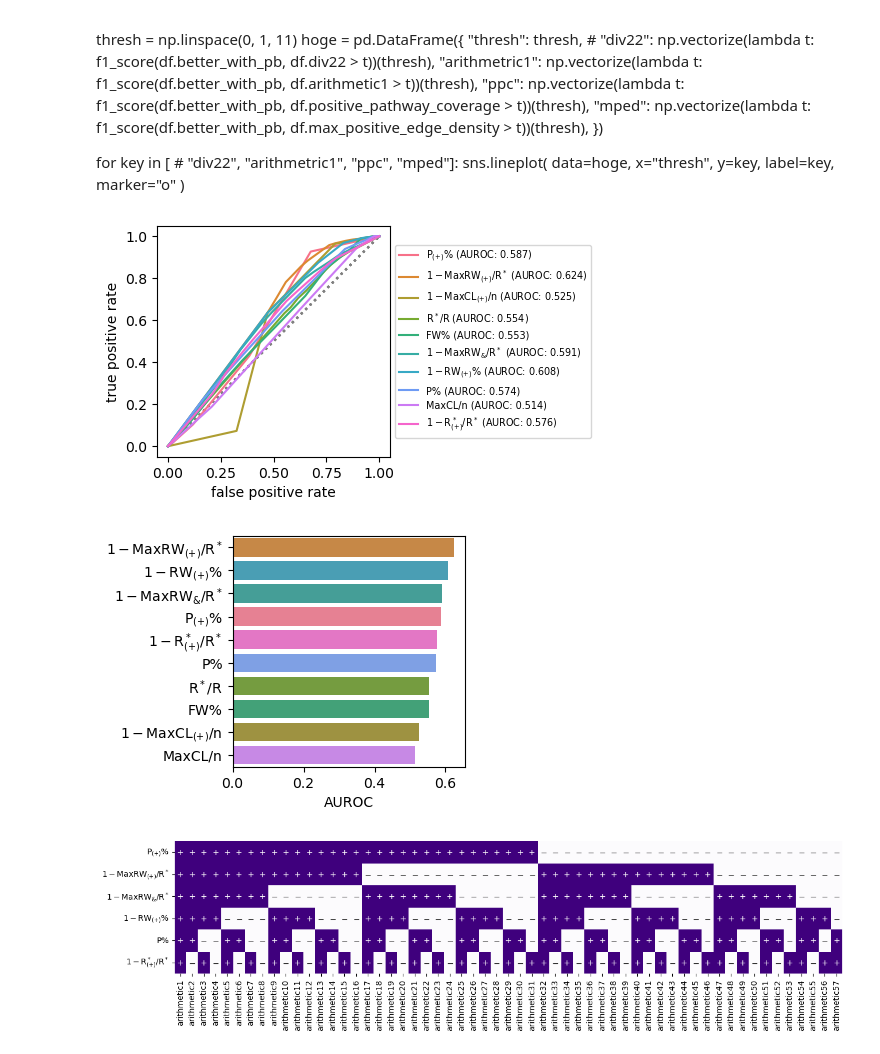
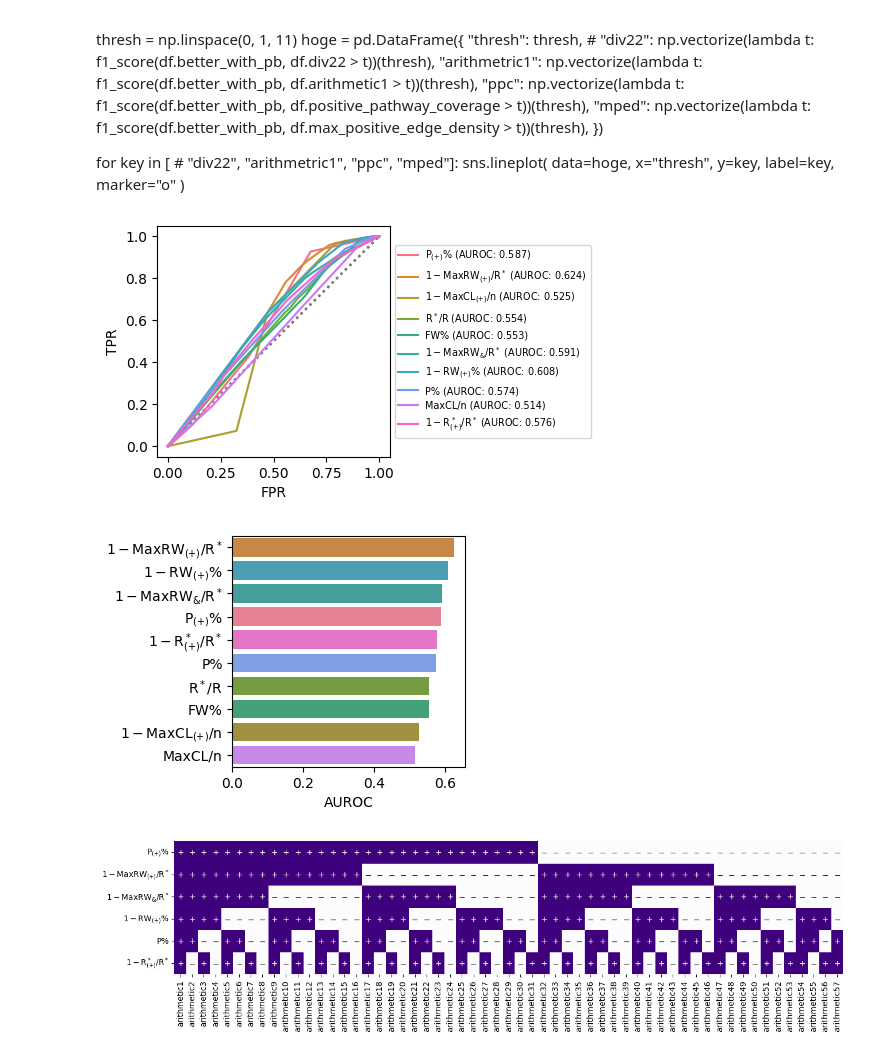
Before and after one commit to yo-aka-gene/WhyDOE, a Jupyter notebook: jupyternb/cai_validation_esm4_dev.ipynb, the cells around one changed output. Saved outputs shown, nothing was run; the diff lists cells and outputs as text; code cells hidden in the pictures.

```diff
--- a/jupyternb/cai_validation_esm4_dev.ipynb
+++ b/jupyternb/cai_validation_esm4_dev.ipynb
@@ -276,29 +276,29 @@ feat_names_short = dict(
 # %%
 fig, ax = plt.subplots(figsize=(3, 3))
 
 features = [df.loc[:, v] for v in top10]
 
 names = [
     r"$1-$" + feat_names_short[v] if v in negs else feat_names_short[v] for v in top10
 ]
 
 
 cmap = sns.color_palette("husl", len(features))
 
 for i, y in enumerate(features):
     ax.plot(
         *roc_curve(df.better_with_pb, y)[:2],
         label=names[i] + f" (AUROC: {roc_auc_score(df.better_with_pb, y).round(3)})",
         c=cmap[i]
     )
     ax.plot([0, 1], [0, 1], linestyle=(0, (1, 2)), c="gray", zorder=1, alpha=0.5)
 
 ax.legend(fontsize="x-small", loc="center left", bbox_to_anchor=(1, .5))
-ax.set(xlabel="false positive rate", ylabel="true positive rate")
+ax.set(xlabel="FPR", ylabel="TPR")
 
 fig.savefig(f"{outputdir}/test4_roc", **kwarg_savefig)
 # %% [output]
-[figure, old version]
+[figure, new version]
 # %%
 fig, ax = plt.subplots(figsize=(3, 3))
 
@@ -317,14 +317,14 @@ df_bar = pd.DataFrame({
 }, index=top10).sort_values("AUROC", ascending=False)
 
 sns.barplot(
-    data=df_bar,
-    x="AUROC", y="",
-    palette=df_bar.cmap
+    data=df_bar, x="AUROC", y="",
+    hue="", legend=False,
+    palette=df_bar.cmap.values.tolist()
 )
 
 fig.savefig(f"{outputdir}/test4_auc", **kwarg_savefig)
 # %% [output]
-[figure, old version]
+[figure, new version]
 # %%
 fig, ax = plt.subplots(figsize=(15, 3))
 
```
Also changed, not shown: parts of 12 cells of this notebook, 20 other files.
